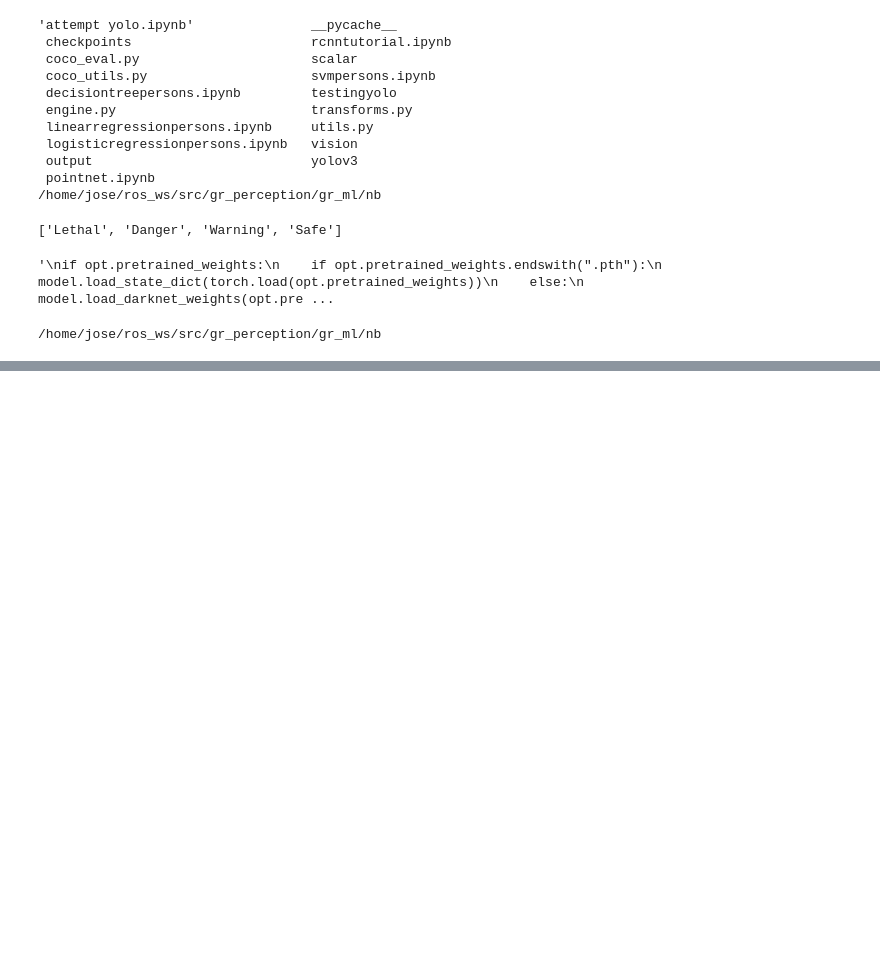
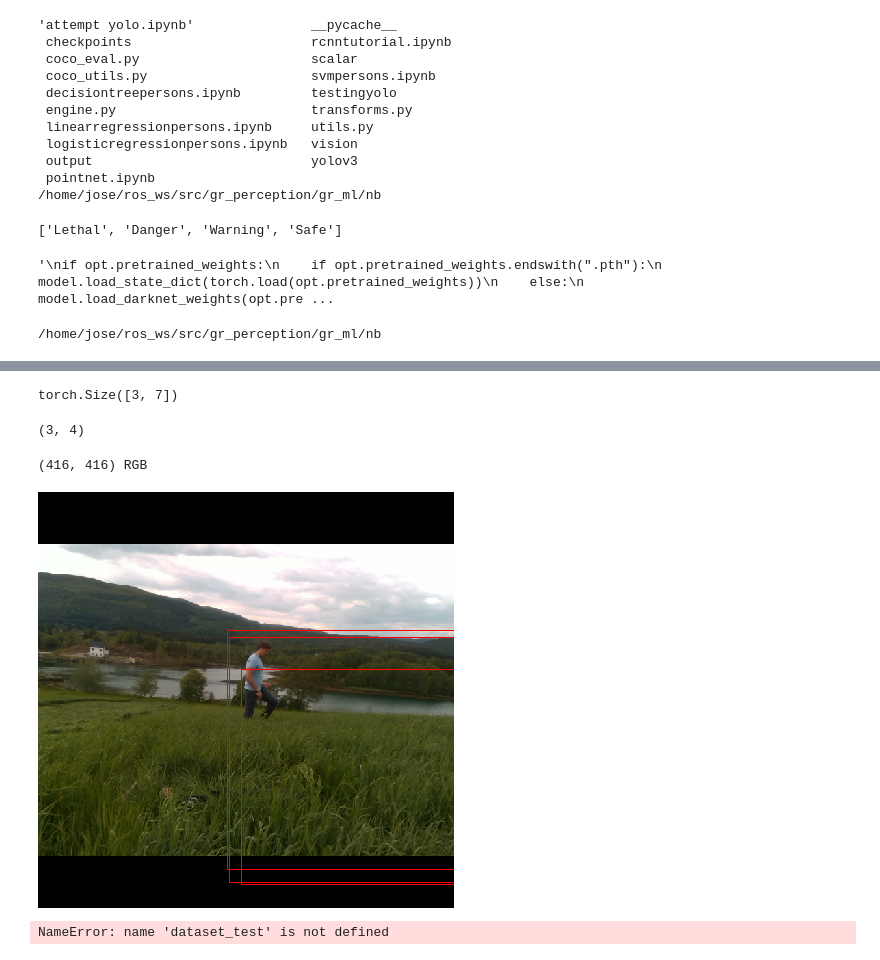
Before and after one commit to jcmayoral/gr_perception, a Jupyter notebook: gr_ml/nb/attempt yolo.ipynb, the cells around one changed output, grey strips where cells are left out. Cells and saved outputs as stored; diff of their text form; code cells hidden in the pictures; blank space fills up the shorter version.

```diff
--- a/gr_ml/nb/attempt yolo.ipynb
+++ b/gr_ml/nb/attempt yolo.ipynb
@@ -106,10 +106,10 @@ if opt.pretrained_weights:
 ['Lethal', 'Danger', 'Warning', 'Safe']
 '\nif opt.pretrained_weights:\n    if opt.pretrained_weights.endswith(".pth"):\n        model.load_state_dict(torch.load(opt.pretrained_weights))\n    else:\n        model.load_darknet_weights(opt.pre ...
 # %%
-bs = 5
-nepochs = 10
-ncpu = 4
-gradient_accumulations = 1
+bs = 2
+nepochs = 20
+ncpu = 6
+gradient_accumulations = 2
 evaluation_interval = 2
 checkpoint_interval = 2
 img_size = 416
@@ -124,7 +124,7 @@ dataset = ListDataset(train_path, augment=False, multiscale=False)
 dataloader = torch.utils.data.DataLoader(
     dataset,
     batch_size=bs,
-    shuffle=False,
+    shuffle=True,
     num_workers=ncpu,
     pin_memory=False,
     collate_fn=dataset.collate_fn,
@@ -161,7 +161,7 @@ for epoch in range(nepochs):
     model.train()
     start_time = time.time()
     for batch_i, (_, imgs, targets) in enumerate(dataloader):
-        print(_)
+        #print(_)
         batches_done = len(dataloader) * epoch + batch_i
 
         imgs = Variable(imgs.to(device))
@@ -473,5 +486,5 @@ Image.fromarray(arr[0])
 # %%
-conf_thres = 0.001
+conf_thres = 0.8
 nms_thres = 0.5
 # %%
 model.eval()
@@ -481,6 +494,10 @@ with torch.no_grad():
 # %%
 #(x1, y1, x2, y2, object_conf, class_score, class_pred)
 outputs[0].shape
+# %% [output]
+torch.Size([3, 7])
 # %%
 boxes = outputs[0].cpu().numpy()[:,:4]
 boxes.shape
+# %% [output]
+(3, 4)
@@ -494,22 +511,25 @@ def get_rect(x, y, width, height):
 # %%
 from PIL import ImageDraw
 
 image = Image.fromarray(arr[0])
 print (image.size, image.mode)
 pshape = imgs.shape
 
 #overlay = Image.new("L", (pshape[3], pshape[2]), 0)
 #draw = ImageDraw.Draw(overlay)
 draw = ImageDraw.Draw(image)
 
-rects = [get_rect(*p) for p in boxes]
+rects = [get_rect(*p) for p in boxes[:8]]
 
 for rect in rects:
     draw.line([tuple(p) for p in rect], width=1, fill=255)
 
 
 #img = Image.merge("RGB", (image,overlay,image))
 image
+# %% [output]
+(416, 416) RGB
+[figure, added]
 # %%
 # pick one image from the test set
 img, img2 = dataset_test[2]
@@ -517,6 +537,8 @@ img, img2 = dataset_test[2]
 model.eval()
 with torch.no_grad():
     prediction = model([img.to(device)])
+# %% [output]
+NameError: name 'dataset_test' is not defined
 # %%
 Image.fromarray(img.mul(255).permute(1, 2, 0).byte().numpy())
 # %%
```
Also changed, not shown: parts of 8 cells of this notebook.
